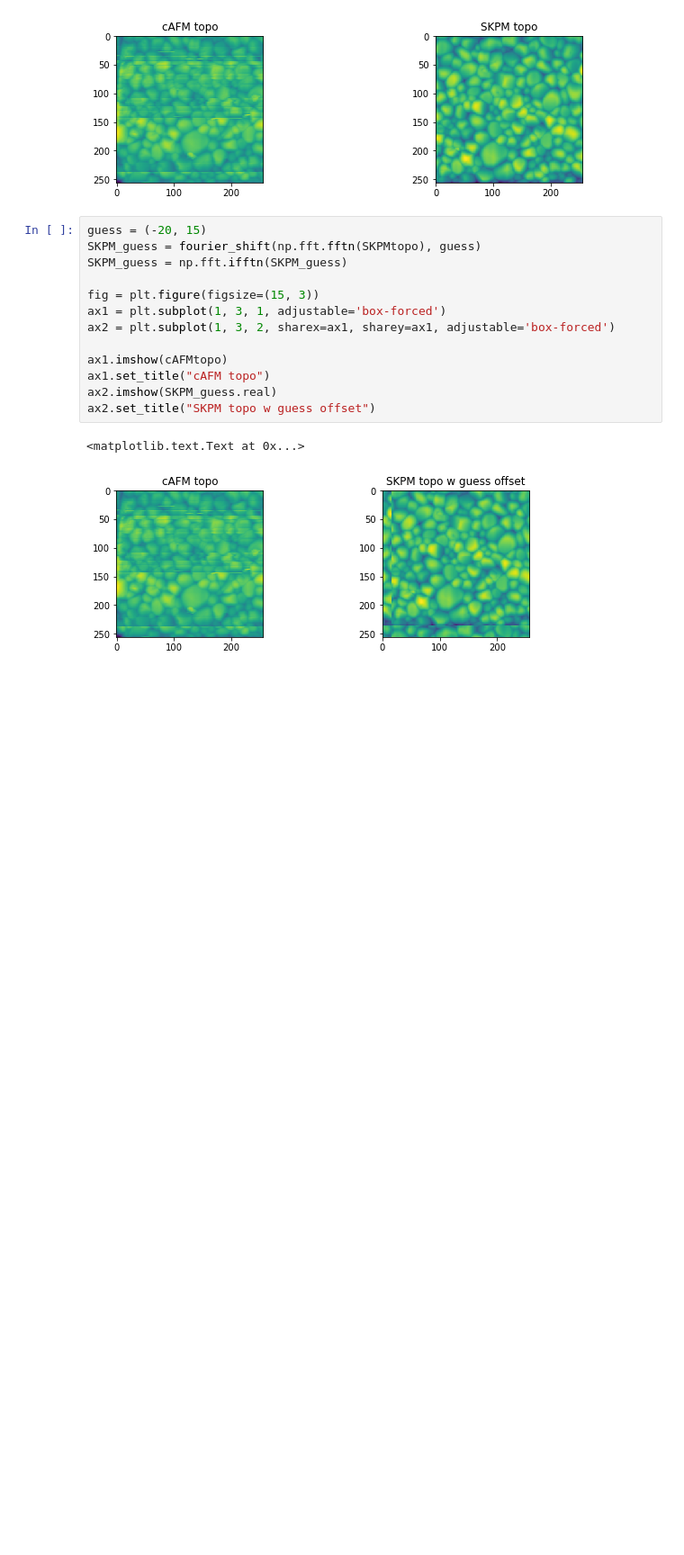
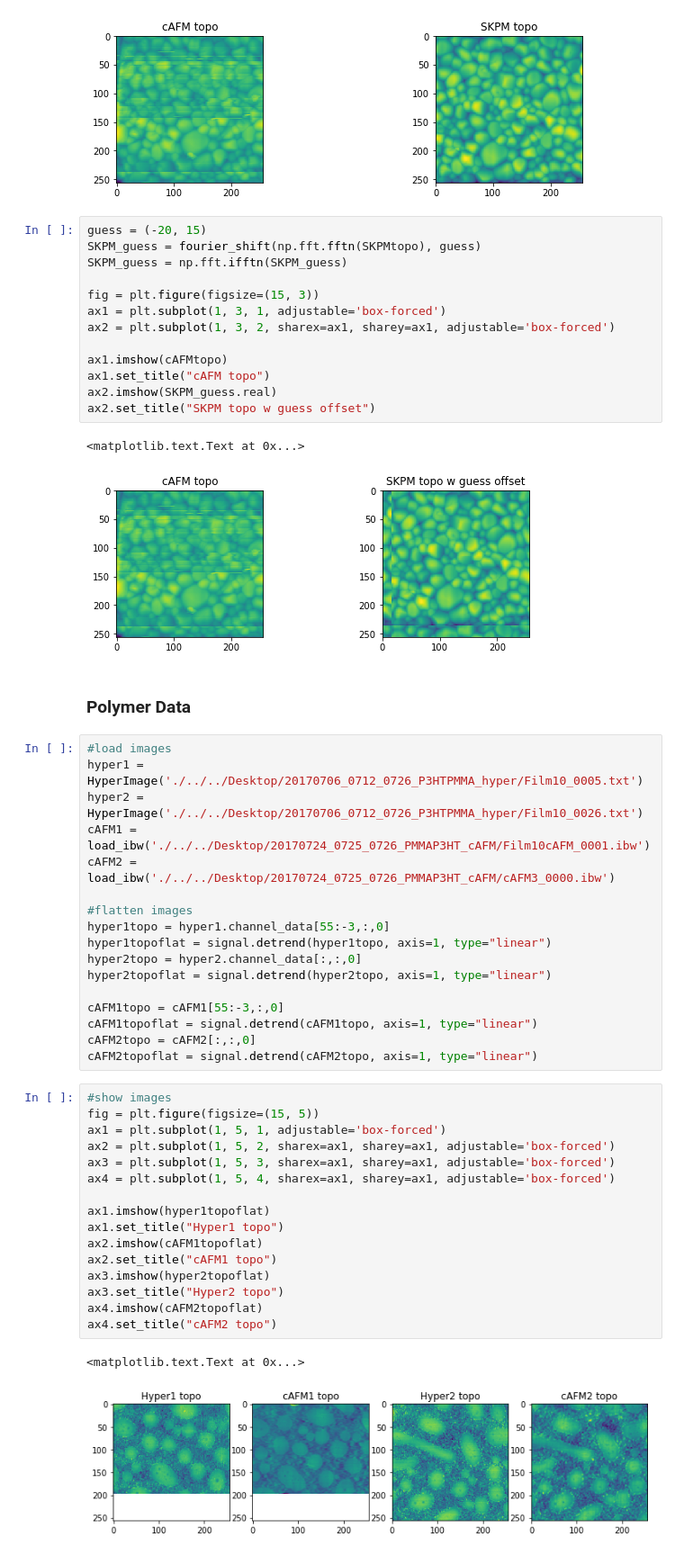
Before and after one commit to kongjy/hyperAFM, a Jupyter notebook: Notebooks/ImageAlignment.ipynb, the cells around one changed output. Shown at 90% size. Cells and saved outputs as stored; diff of their text form; blank space fills up the shorter version.

Commit message:
polymerdata set2 added. cross-correlation isn't registering pixel offsets accurately enough - might be due to algorithm it uses.

```diff
--- a/Notebooks/ImageAlignment.ipynb
+++ b/Notebooks/ImageAlignment.ipynb
@@ -446,3 +491,41 @@ ax2.set_title("SKPM topo w guess offset")
 # %% [output]
 <matplotlib.text.Text at 0x...>
 [figure]
+# %% [markdown]
+### Polymer Data
+# %%
+#load images
+hyper1 = HyperImage('./../../Desktop/20170706_0712_0726_P3HTPMMA_hyper/Film10_0005.txt')
+hyper2 = HyperImage('./../../Desktop/20170706_0712_0726_P3HTPMMA_hyper/Film10_0026.txt')
+cAFM1 = load_ibw('./../../Desktop/20170724_0725_0726_PMMAP3HT_cAFM/Film10cAFM_0001.ibw')
+cAFM2 = load_ibw('./../../Desktop/20170724_0725_0726_PMMAP3HT_cAFM/cAFM3_0000.ibw')
+
+#flatten images
+hyper1topo = hyper1.channel_data[55:-3,:,0]
+hyper1topoflat = signal.detrend(hyper1topo, axis=1, type="linear")
+hyper2topo = hyper2.channel_data[:,:,0]
+hyper2topoflat = signal.detrend(hyper2topo, axis=1, type="linear")
+
+cAFM1topo = cAFM1[55:-3,:,0]
+cAFM1topoflat = signal.detrend(cAFM1topo, axis=1, type="linear")
+cAFM2topo = cAFM2[:,:,0]
+cAFM2topoflat = signal.detrend(cAFM2topo, axis=1, type="linear")
+# %%
+#show images
+fig = plt.figure(figsize=(15, 5))
+ax1 = plt.subplot(1, 5, 1, adjustable='box-forced')
+ax2 = plt.subplot(1, 5, 2, sharex=ax1, sharey=ax1, adjustable='box-forced')
+ax3 = plt.subplot(1, 5, 3, sharex=ax1, sharey=ax1, adjustable='box-forced')
+ax4 = plt.subplot(1, 5, 4, sharex=ax1, sharey=ax1, adjustable='box-forced')
+
+ax1.imshow(hyper1topoflat)
+ax1.set_title("Hyper1 topo")
+ax2.imshow(cAFM1topoflat)
+ax2.set_title("cAFM1 topo")
+ax3.imshow(hyper2topoflat)
+ax3.set_title("Hyper2 topo")
+ax4.imshow(cAFM2topoflat)
+ax4.set_title("cAFM2 topo")
+# %% [output]
+<matplotlib.text.Text at 0x...>
+[figure, added]
```
Also changed, not shown: parts of 17 cells of this notebook.
